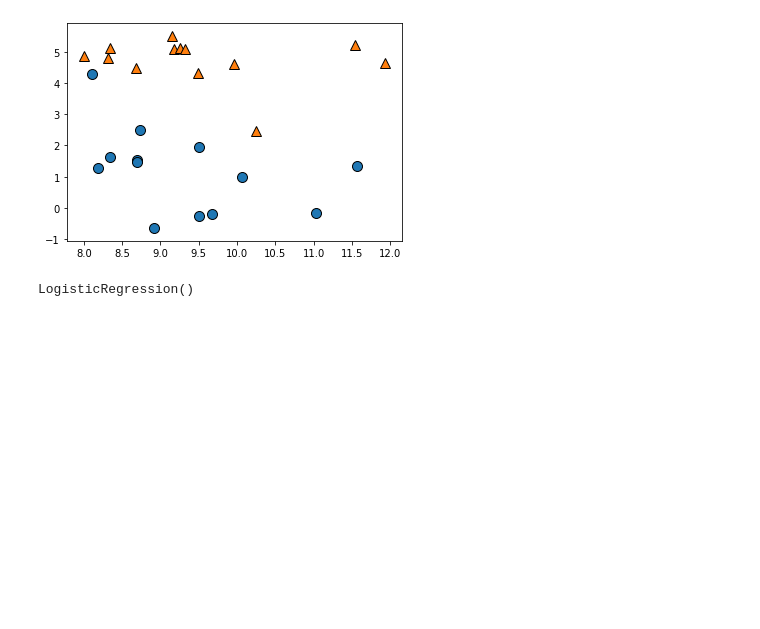
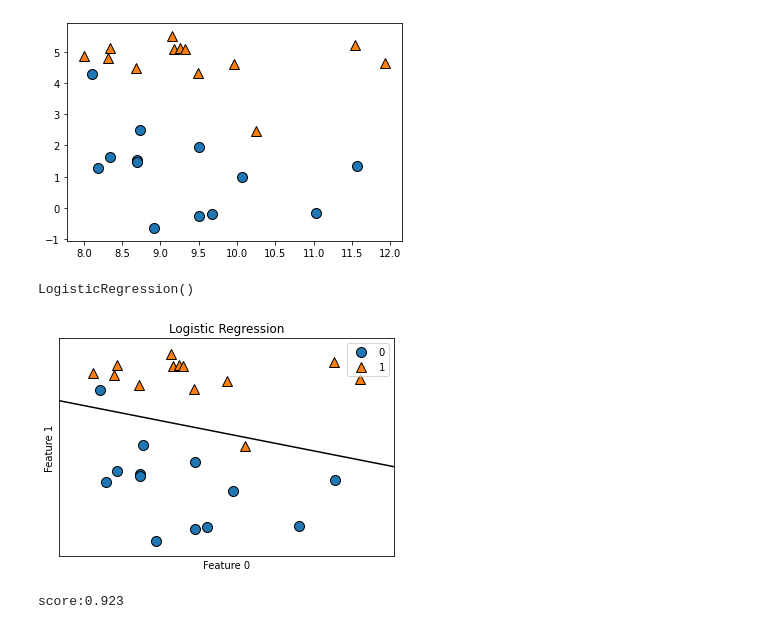
Before and after one commit to rohee119/bdna, a Jupyter notebook: 김로희10강.ipynb, the cells around one changed output. Drawn from its saved outputs; the diff is of its cells as text; code cells hidden in the pictures; blank space fills up the shorter version.

```diff
--- a/김로희10강.ipynb
+++ b/김로희10강.ipynb
@@ -30,11 +30,3 @@ mglearn.discrete_scatter(X[:,0],X[:,1],y)
 plt.show()
 # %% [output]
 [figure]
-# %%
-from sklearn.datasets import load_iris
-from sklearn.linear_model import LogisticRegression
-X,y
-clf=LogisticRegression()
-clf.fit(X,y)
-# %% [output]
-LogisticRegression()
@@ -40,0 +35,20 @@ LogisticRegression()
+# %%
+clf=LogisticRegression()
+clf.fit(X,y)
+# %% [output]
+LogisticRegression()
+# %%
+X,y=mglearn.datasets.make_forge()
+mglearn.discrete_scatter(X[:,0],X[:,1],y)
+mglearn.plots.plot_2d_separator(clf,X,fill=False ,eps=0.5)
+plt.title('Logistic Regression')
+plt.xlabel('Feature 0')
+plt.ylabel('Feature 1')
+plt.legend()
+plt.show()
+# %% [output]
+[figure, added]
+# %%
+print("score:{:.3f}".format(clf.score(X,y)))
+# %% [output]
+score:0.923
```
Also changed, not shown: parts of 20 cells of this notebook.
